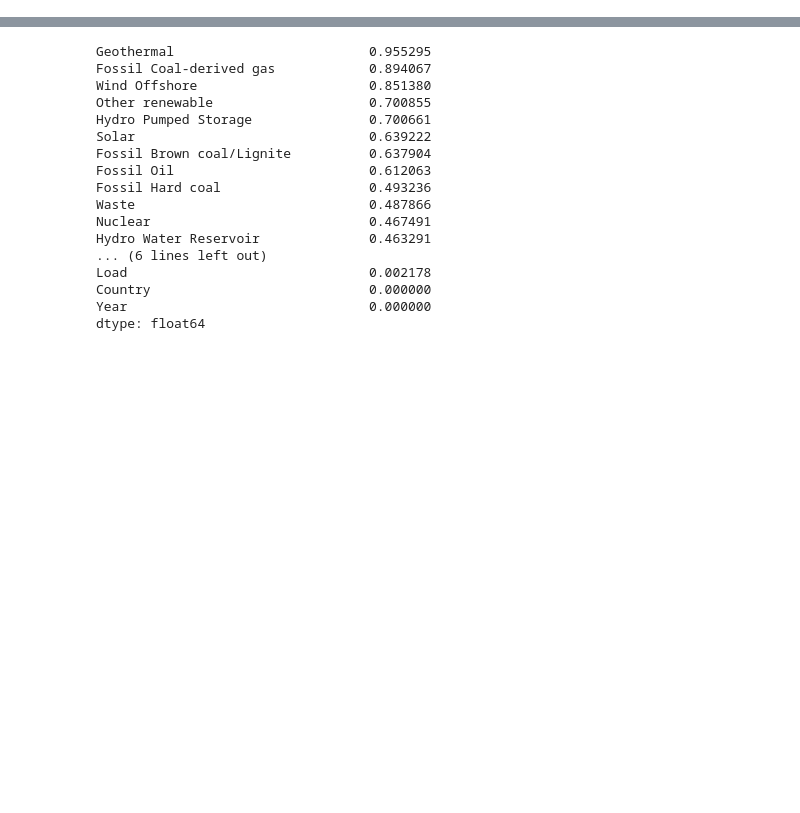
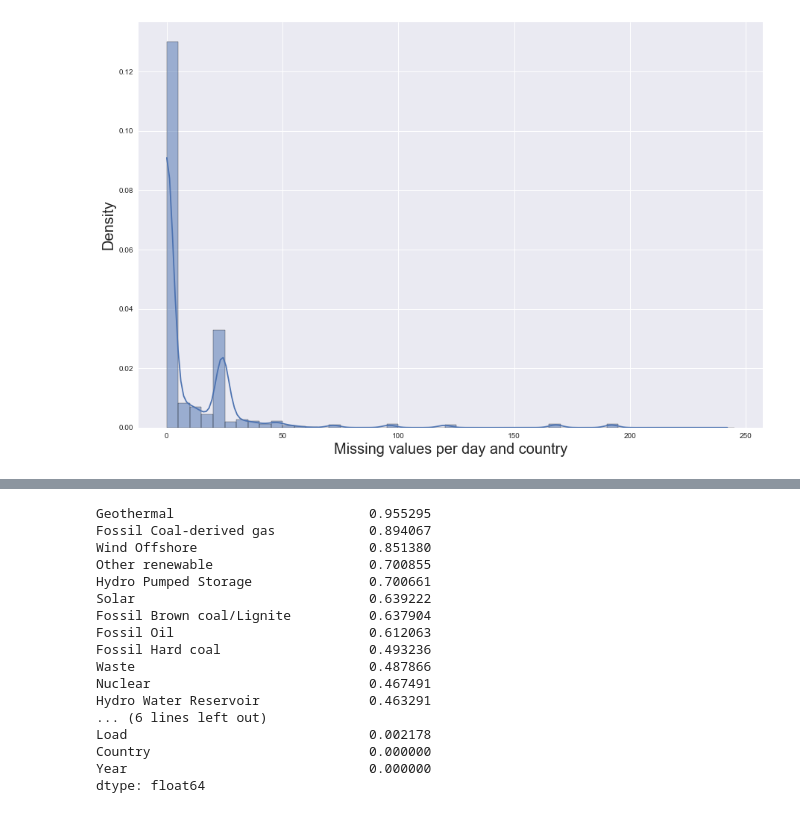
Before and after one commit to cbuelt/transformer-imputing, a Jupyter notebook: preprocessing/Missing values.ipynb, the cells around one changed output, grey strips where cells are left out. Saved outputs shown, nothing was run; the diff lists cells and outputs as text; code cells hidden in the pictures; blank space fills up the shorter version.

```diff
--- a/preprocessing/Missing values.ipynb
+++ b/preprocessing/Missing values.ipynb
@@ -28,0 +120,8 @@ no_features = len(all_data.columns[2:])
+# %%
+data_ana = all_data.copy()
+data_ana.insert(2,"Day of year",data_ana.index.dayofyear)
+data_ana.iloc[:,3:] = data_ana.iloc[:,3:].isna()
+
+#Get amount missing values per day over all features / Max possible is 24x13 = 312
+missing_per_day = data_ana.groupby(["Year","Day of year","Country"]).sum().sum(axis = 1)
+missing_per_day
@@ -28,0 +168,9 @@ no_features = len(all_data.columns[2:])
+# %%
+# Histogram
+fig, ax = plt.subplots(figsize = (15,10))
+sns.histplot(missing_per_day.to_numpy(), stat = "density", binwidth = 5, kde = True)
+ax.set_xlabel("Missing values per day and country", fontsize = 20)
+ax.set_ylabel("Density", fontsize = 20)
+plt.savefig("missing_per_day.pdf", dpi = 300, bbox_inches = "tight")
+# %% [output]
+[figure, added]
```
Also changed, not shown: parts of 33 cells of this notebook, 33 other files.
